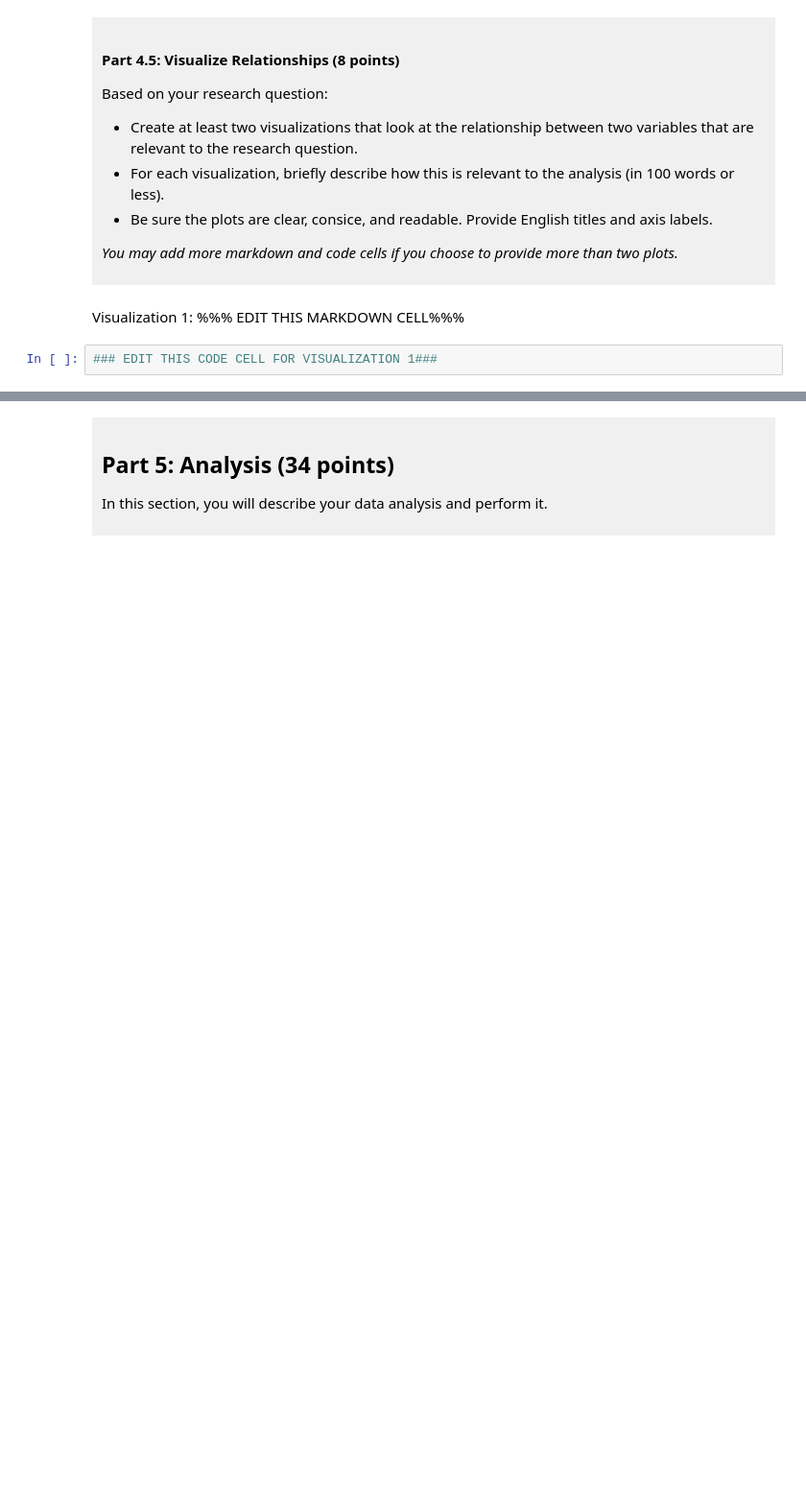
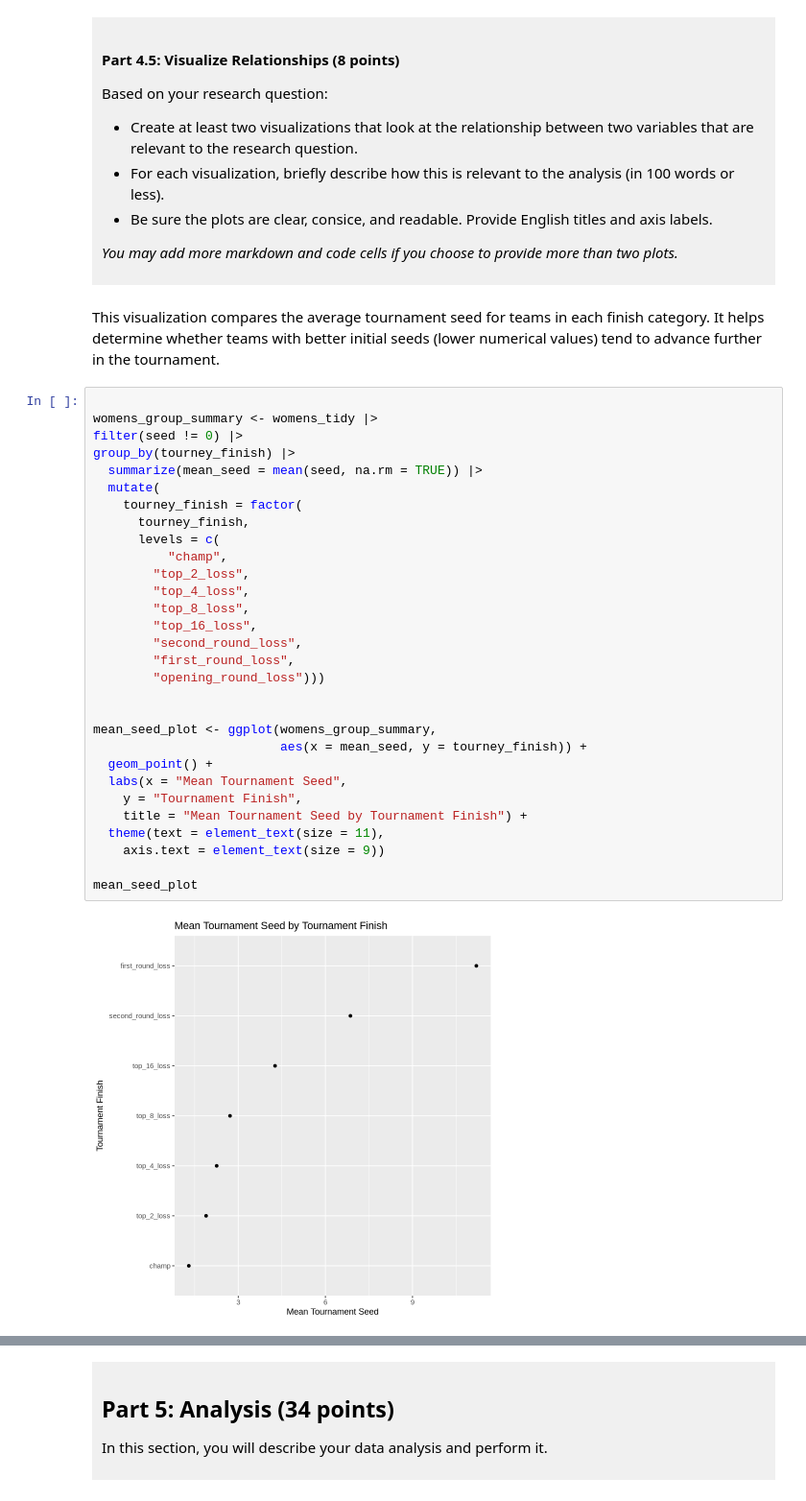
Before and after one commit to AngelinaHan12265/dsci-100-project-angelina-han, a Jupyter notebook: dsci-100-project-notebook.ipynb, the cells around one changed output, grey strips where cells are left out. Shown at 96% size. Drawn from its saved outputs; the diff is of its cells as text; blank space fills up the shorter version.

```diff
--- a/dsci-100-project-notebook.ipynb
+++ b/dsci-100-project-notebook.ipynb
@@ -304,7 +368,37 @@ Based on your research question:
 *You may add more markdown and code cells if you choose to provide more than two plots.*
 </div>
 # %% [markdown]
-Visualization 1: %%% EDIT THIS MARKDOWN CELL%%%
+This visualization compares the average tournament seed for teams in each finish category. It helps determine whether teams with better initial seeds (lower numerical values) tend to advance further in the tournament.
 # %%
-### EDIT THIS CODE CELL FOR VISUALIZATION 1###
+
+womens_group_summary <- womens_tidy |>
+filter(seed != 0) |>
+group_by(tourney_finish) |>
+  summarize(mean_seed = mean(seed, na.rm = TRUE)) |>
+  mutate(
+    tourney_finish = factor(
+      tourney_finish,
+      levels = c(
+          "champ",
+        "top_2_loss",
+        "top_4_loss",
+        "top_8_loss",
+        "top_16_loss",
+        "second_round_loss",
+        "first_round_loss",
+        "opening_round_loss")))
+
+
+mean_seed_plot <- ggplot(womens_group_summary,
+                         aes(x = mean_seed, y = tourney_finish)) +
+  geom_point() +
+  labs(x = "Mean Tournament Seed",
+    y = "Tournament Finish",
+    title = "Mean Tournament Seed by Tournament Finish") +
+  theme(text = element_text(size = 11),
+    axis.text = element_text(size = 9))
+
+mean_seed_plot
+# %% [output]
+[figure, added]
 # %% [markdown]
```
Also changed, not shown: parts of 10 cells of this notebook.
